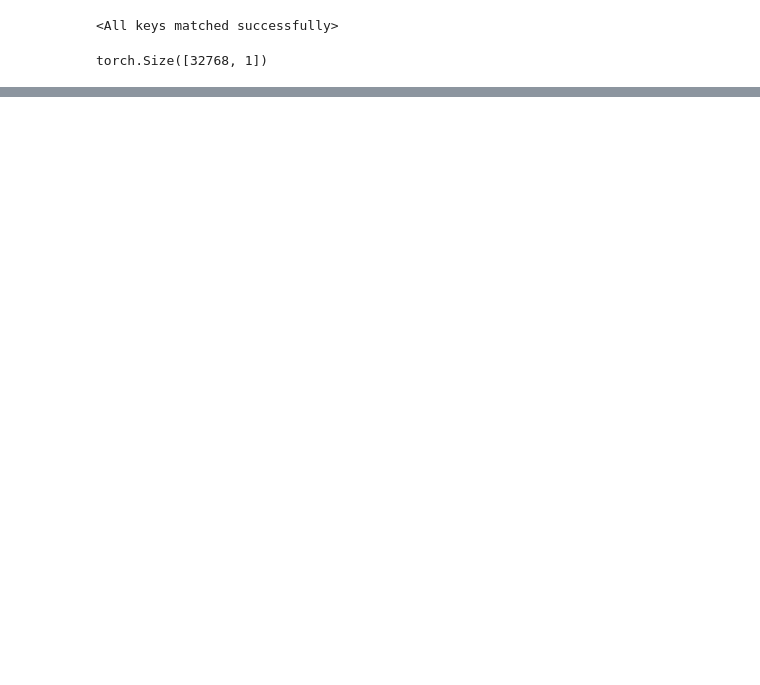
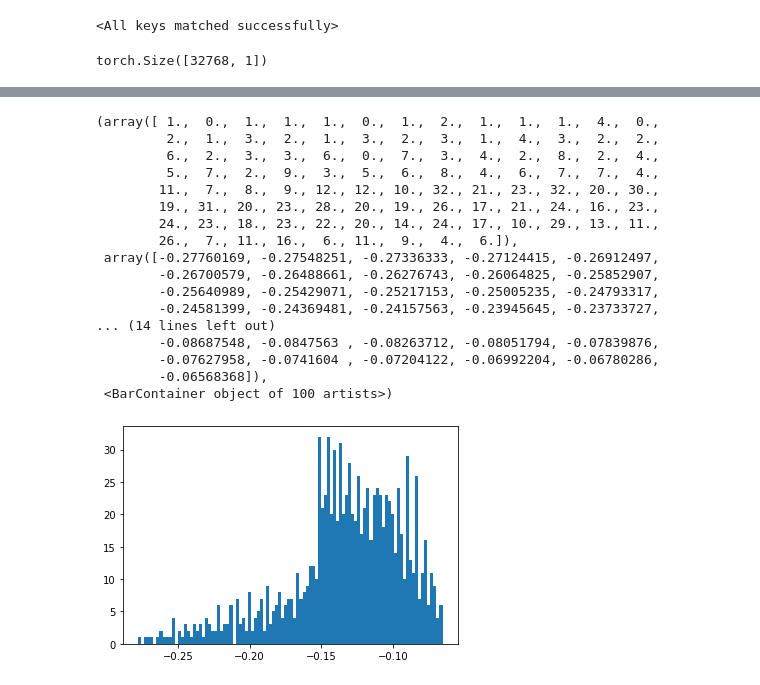
Before and after one commit to nyu-ds-2019/numerical-relativity-interpolation, a Jupyter notebook: dev/encoder_sr/test.ipynb, the cells around one changed output, grey strips where cells are left out. Cells and saved outputs as stored; diff of their text form; code cells hidden in the pictures; blank space fills up the shorter version.

```diff
--- a/dev/encoder_sr/test.ipynb
+++ b/dev/encoder_sr/test.ipynb
@@ -202,0 +239,21 @@ subset['predicted'].max(),subset['predicted'].min(),subset['predicted'].std(),su
+# %%
+plt.hist(subset['predicted'], bins=100)
+# %% [output]
+(array([ 1.,  0.,  1.,  1.,  1.,  0.,  1.,  2.,  1.,  1.,  1.,  4.,  0.,
+         2.,  1.,  3.,  2.,  1.,  3.,  2.,  3.,  1.,  4.,  3.,  2.,  2.,
+         6.,  2.,  3.,  3.,  6.,  0.,  7.,  3.,  4.,  2.,  8.,  2.,  4.,
+         5.,  7.,  2.,  9.,  3.,  5.,  6.,  8.,  4.,  6.,  7.,  7.,  4.,
+        11.,  7.,  8.,  9., 12., 12., 10., 32., 21., 23., 32., 20., 30.,
+        19., 31., 20., 23., 28., 20., 19., 26., 17., 21., 24., 16., 23.,
+        24., 23., 18., 23., 22., 20., 14., 24., 17., 10., 29., 13., 11.,
+        26.,  7., 11., 16.,  6., 11.,  9.,  4.,  6.]),
+ array([-0.27760169, -0.27548251, -0.27336333, -0.27124415, -0.26912497,
+        -0.26700579, -0.26488661, -0.26276743, -0.26064825, -0.25852907,
+        -0.25640989, -0.25429071, -0.25217153, -0.25005235, -0.24793317,
+        -0.24581399, -0.24369481, -0.24157563, -0.23945645, -0.23733727,
+... (14 lines left out)
+        -0.08687548, -0.0847563 , -0.08263712, -0.08051794, -0.07839876,
+        -0.07627958, -0.0741604 , -0.07204122, -0.06992204, -0.06780286,
+        -0.06568368]),
+ <BarContainer object of 100 artists>)
+[figure, added]
```
Also changed, not shown: parts of 16 cells of this notebook, 1 other file.
